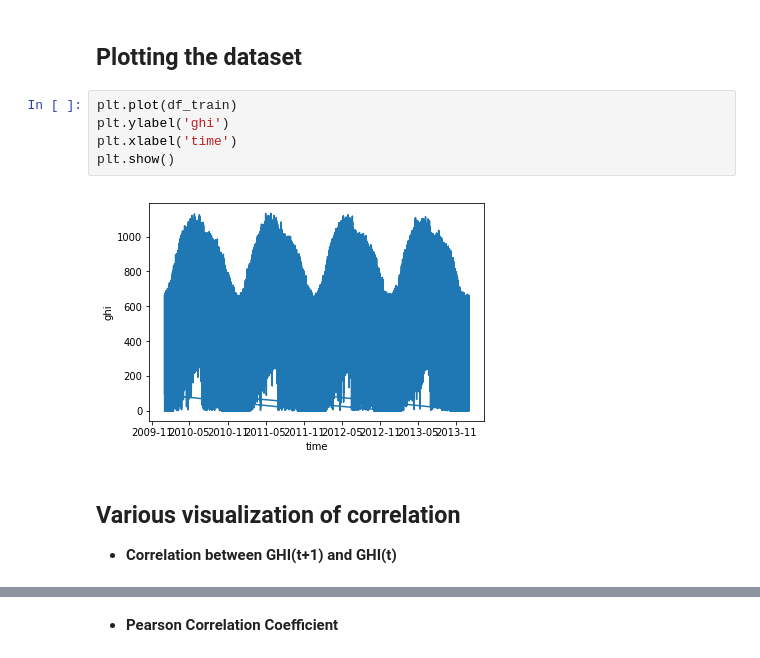
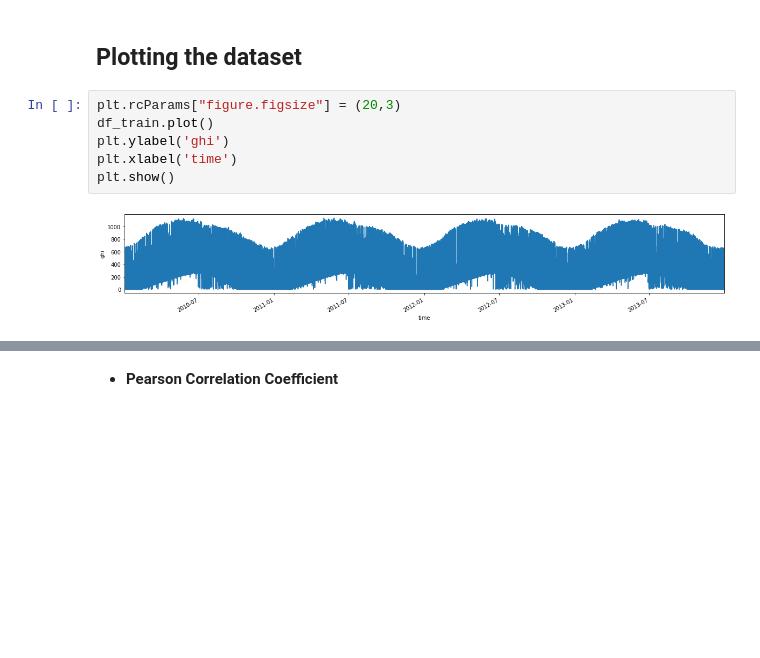
Before and after one commit to multitude0099/ug-project, a Jupyter notebook: Forecasting using statistical models.ipynb, the cells around one changed output, grey strips where cells are left out. Cells and saved outputs as stored; diff of their text form; blank space fills up the shorter version.

```diff
--- a/Forecasting using statistical models.ipynb
+++ b/Forecasting using statistical models.ipynb
@@ -52,15 +43,13 @@ Name: ghi, dtype: int64
 # %% [markdown]
 ## Plotting the dataset
 # %%
-plt.plot(df_train)
+plt.rcParams["figure.figsize"] = (20,3)
+df_train.plot()
 plt.ylabel('ghi')
 plt.xlabel('time')
 plt.show()
 # %% [output]
-[figure, old version]
+[figure, new version]
-# %% [markdown]
-## Various visualization of correlation
-* **Correlation between GHI(t+1) and GHI(t)**
 # %%
 #correlation between ghi(t+1) and ghi(t)
 lag_plot(df_train)
```
Also changed, not shown: parts of 10 cells of this notebook, 4 other files.
